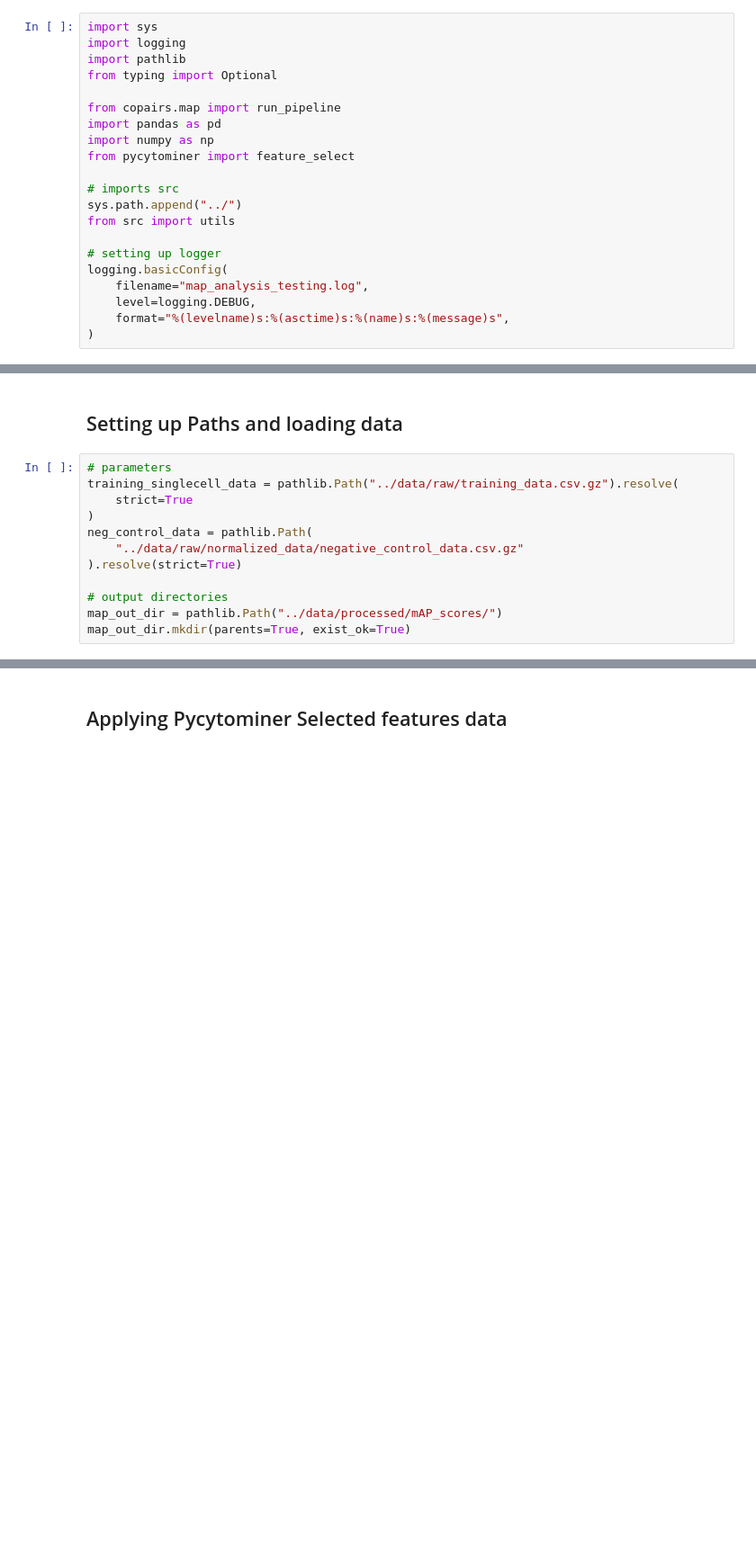
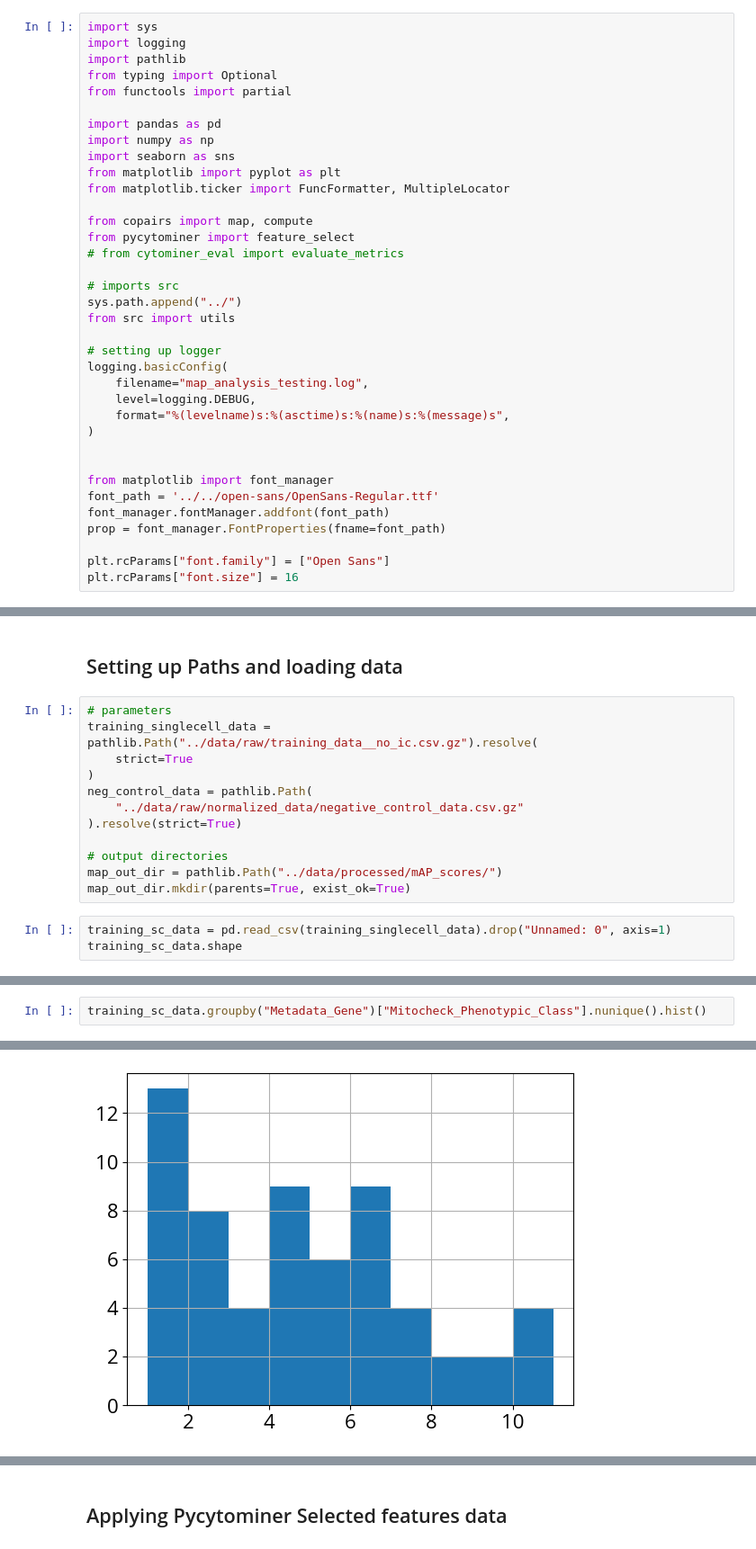
Before and after one commit to alxndrkalinin/Mitocheck-MAP-analysis, a Jupyter notebook: notebooks/mitocheck-map-analysis.ipynb, the cells around one changed output, grey strips where cells are left out. Shown at 90% size. Saved outputs shown, nothing was run; the diff lists cells and outputs as text; blank space fills up the shorter version.

```diff
--- a/notebooks/mitocheck-map-analysis.ipynb
+++ b/notebooks/mitocheck-map-analysis.ipynb
@@ -3,11 +3,17 @@ import sys
 import logging
 import pathlib
 from typing import Optional
+from functools import partial
 
-from copairs.map import run_pipeline
 import pandas as pd
 import numpy as np
+import seaborn as sns
+from matplotlib import pyplot as plt
+from matplotlib.ticker import FuncFormatter, MultipleLocator
+
+from copairs import map, compute
 from pycytominer import feature_select
+# from cytominer_eval import evaluate_metrics
 
 # imports src
 sys.path.append("../")
@@ -19,3 +25,12 @@ logging.basicConfig(
     level=logging.DEBUG,
     format="%(levelname)s:%(asctime)s:%(name)s:%(message)s",
 )
+
+
+from matplotlib import font_manager
+font_path = '../../open-sans/OpenSans-Regular.ttf'
+font_manager.fontManager.addfont(font_path)
+prop = font_manager.FontProperties(fname=font_path)
+
+plt.rcParams["font.family"] = ["Open Sans"]
+plt.rcParams["font.size"] = 16
@@ -108,7 +148,7 @@ def shuffle_features(feature_vals: np.array, seed: Optional[int] = 0) -> np.arra
 ## Setting up Paths and loading data
 # %%
 # parameters
-training_singlecell_data = pathlib.Path("../data/raw/training_data.csv.gz").resolve(
+training_singlecell_data = pathlib.Path("../data/raw/training_data__no_ic.csv.gz").resolve(
     strict=True
 )
 neg_control_data = pathlib.Path(
@@ -118,3 +158,6 @@ neg_control_data = pathlib.Path(
 # output directories
 map_out_dir = pathlib.Path("../data/processed/mAP_scores/")
 map_out_dir.mkdir(parents=True, exist_ok=True)
+# %%
+training_sc_data = pd.read_csv(training_singlecell_data).drop("Unnamed: 0", axis=1)
+training_sc_data.shape
@@ -120,0 +187,3 @@ map_out_dir.mkdir(parents=True, exist_ok=True)
+# %%
+training_sc_data.groupby("Metadata_Gene")["Mitocheck_Phenotypic_Class"].nunique().hist()
+# %% [output]
@@ -121,3 +191,4 @@ map_out_dir.mkdir(parents=True, exist_ok=True)
+[figure, added]
 # %%
 # training_sc_data = pd.read_parquet("../data/processed/training_sc_data.parquet")
 # neg_control_sc_data = pd.read_parquet("../data/processed/neg_control_sc_data.parquet")
```
Also changed, not shown: parts of 61 cells of this notebook, 20 other files.
